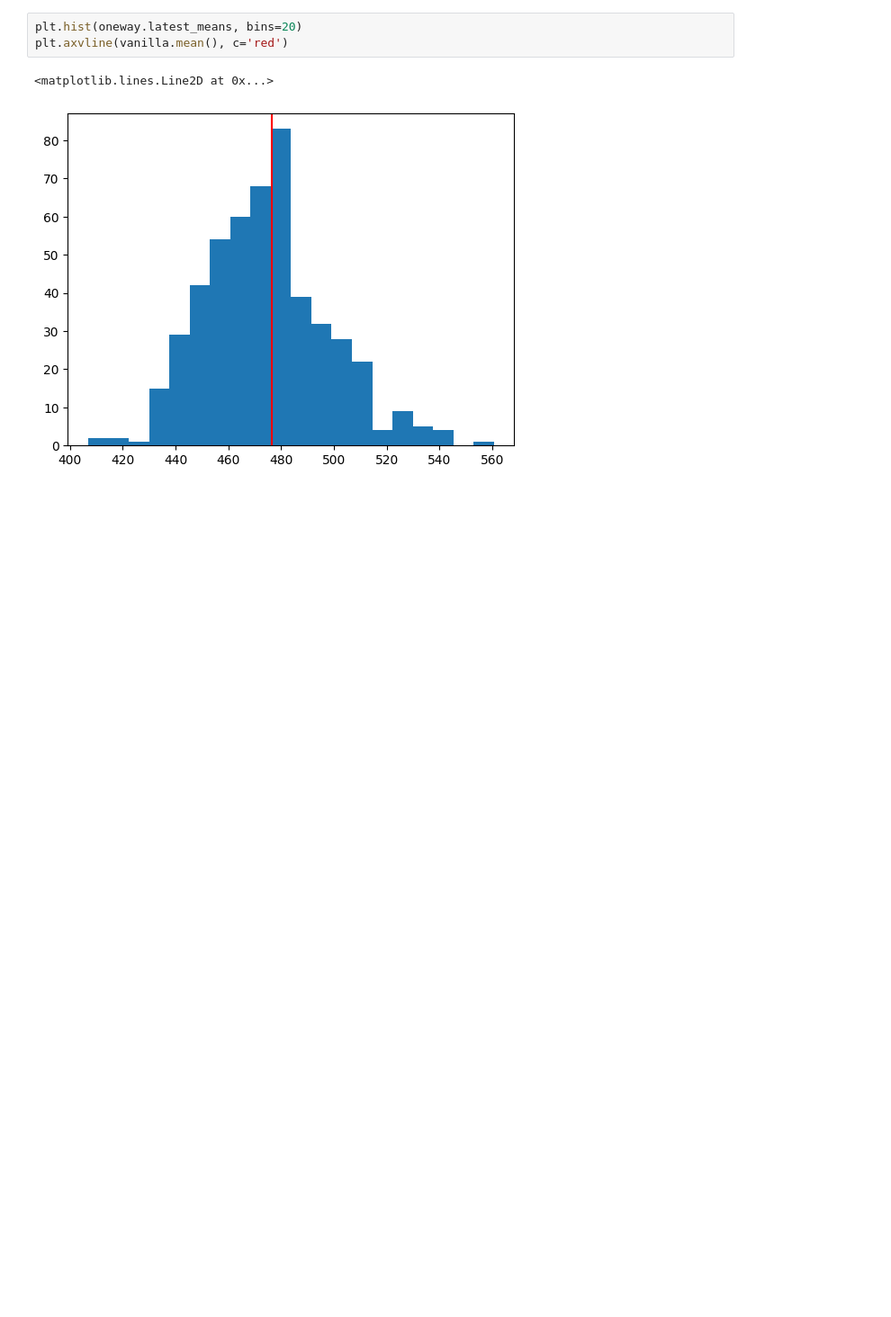
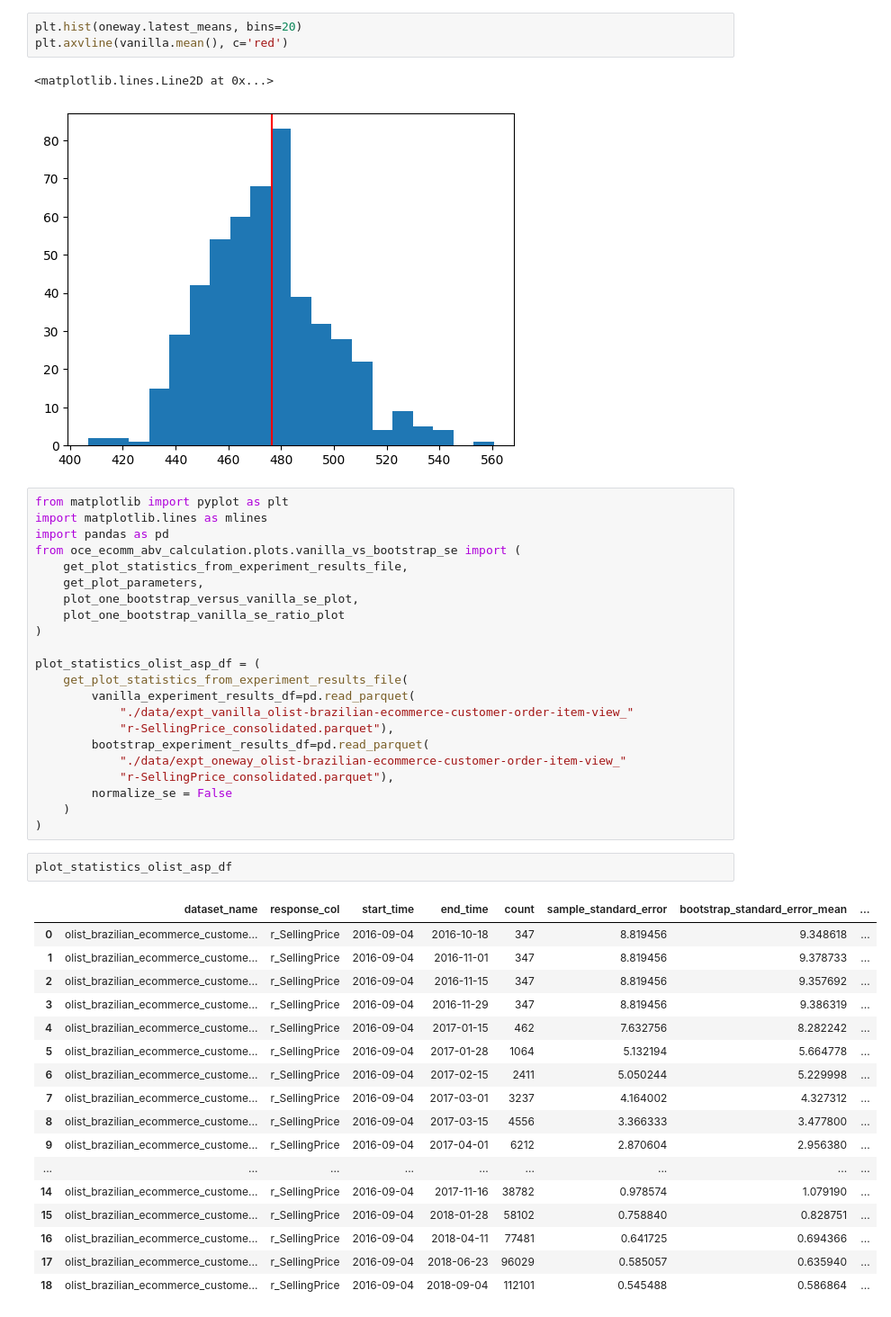
Before and after one commit to liuchbryan/oce-ecomm-abv-calculation, a Jupyter notebook: Exploration.ipynb, the cells around one changed output. Shown at 90% size. Cells and saved outputs as stored; diff of their text form; blank space fills up the shorter version.

```diff
--- a/Exploration.ipynb
+++ b/Exploration.ipynb
@@ -90,3 +90,45 @@ plt.axvline(vanilla.mean(), c='red')
 # %% [output]
 <matplotlib.lines.Line2D at 0x...>
 [figure]
+# %%
+from matplotlib import pyplot as plt
+import matplotlib.lines as mlines
+import pandas as pd
+from oce_ecomm_abv_calculation.plots.vanilla_vs_bootstrap_se import (
+    get_plot_statistics_from_experiment_results_file,
+    get_plot_parameters,
+    plot_one_bootstrap_versus_vanilla_se_plot,
+    plot_one_bootstrap_vanilla_se_ratio_plot
+)
+
+plot_statistics_olist_asp_df = (
+    get_plot_statistics_from_experiment_results_file(
+        vanilla_experiment_results_df=pd.read_parquet(
+            "./data/expt_vanilla_olist-brazilian-ecommerce-customer-order-item-view_"
+            "r-SellingPrice_consolidated.parquet"),
+        bootstrap_experiment_results_df=pd.read_parquet(
+            "./data/expt_oneway_olist-brazilian-ecommerce-customer-order-item-view_"
+            "r-SellingPrice_consolidated.parquet"),
+        normalize_se = False
+    )
+)
+# %%
+plot_statistics_olist_asp_df
+# %% [output]
+|  | dataset_name | response_col | start_time | end_time | count | sample_standard_error | bootstrap_standard_error_mean | ... |
+| 0 | olist_brazilian_ecommerce_custome... | r_SellingPrice | 2016-09-04 | 2016-10-18 | 347 | 8.819456 | 9.348618 | ... |
+| 1 | olist_brazilian_ecommerce_custome... | r_SellingPrice | 2016-09-04 | 2016-11-01 | 347 | 8.819456 | 9.378733 | ... |
+| 2 | olist_brazilian_ecommerce_custome... | r_SellingPrice | 2016-09-04 | 2016-11-15 | 347 | 8.819456 | 9.357692 | ... |
+| 3 | olist_brazilian_ecommerce_custome... | r_SellingPrice | 2016-09-04 | 2016-11-29 | 347 | 8.819456 | 9.386319 | ... |
+| 4 | olist_brazilian_ecommerce_custome... | r_SellingPrice | 2016-09-04 | 2017-01-15 | 462 | 7.632756 | 8.282242 | ... |
+| 5 | olist_brazilian_ecommerce_custome... | r_SellingPrice | 2016-09-04 | 2017-01-28 | 1064 | 5.132194 | 5.664778 | ... |
+| 6 | olist_brazilian_ecommerce_custome... | r_SellingPrice | 2016-09-04 | 2017-02-15 | 2411 | 5.050244 | 5.229998 | ... |
+| 7 | olist_brazilian_ecommerce_custome... | r_SellingPrice | 2016-09-04 | 2017-03-01 | 3237 | 4.164002 | 4.327312 | ... |
+| 8 | olist_brazilian_ecommerce_custome... | r_SellingPrice | 2016-09-04 | 2017-03-15 | 4556 | 3.366333 | 3.477800 | ... |
+| 9 | olist_brazilian_ecommerce_custome... | r_SellingPrice | 2016-09-04 | 2017-04-01 | 6212 | 2.870604 | 2.956380 | ... |
+| ... | ... | ... | ... | ... | ... | ... | ... | ... |
+| 14 | olist_brazilian_ecommerce_custome... | r_SellingPrice | 2016-09-04 | 2017-11-16 | 38782 | 0.978574 | 1.079190 | ... |
+| 15 | olist_brazilian_ecommerce_custome... | r_SellingPrice | 2016-09-04 | 2018-01-28 | 58102 | 0.758840 | 0.828751 | ... |
+| 16 | olist_brazilian_ecommerce_custome... | r_SellingPrice | 2016-09-04 | 2018-04-11 | 77481 | 0.641725 | 0.694366 | ... |
+| 17 | olist_brazilian_ecommerce_custome... | r_SellingPrice | 2016-09-04 | 2018-06-23 | 96029 | 0.585057 | 0.635940 | ... |
+| 18 | olist_brazilian_ecommerce_custome... | r_SellingPrice | 2016-09-04 | 2018-09-04 | 112101 | 0.545488 | 0.586864 | ... |
```
Also changed, not shown: parts of 12 cells of this notebook, 3 other files.
